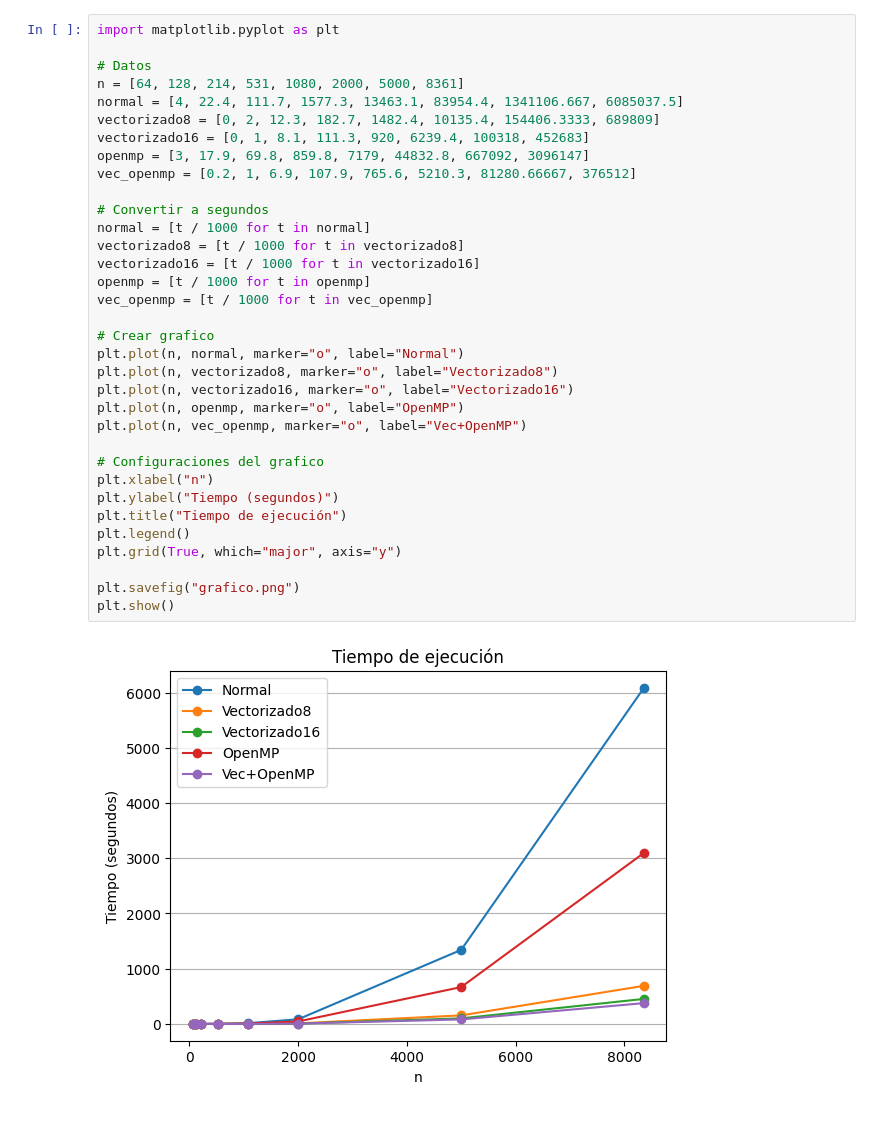
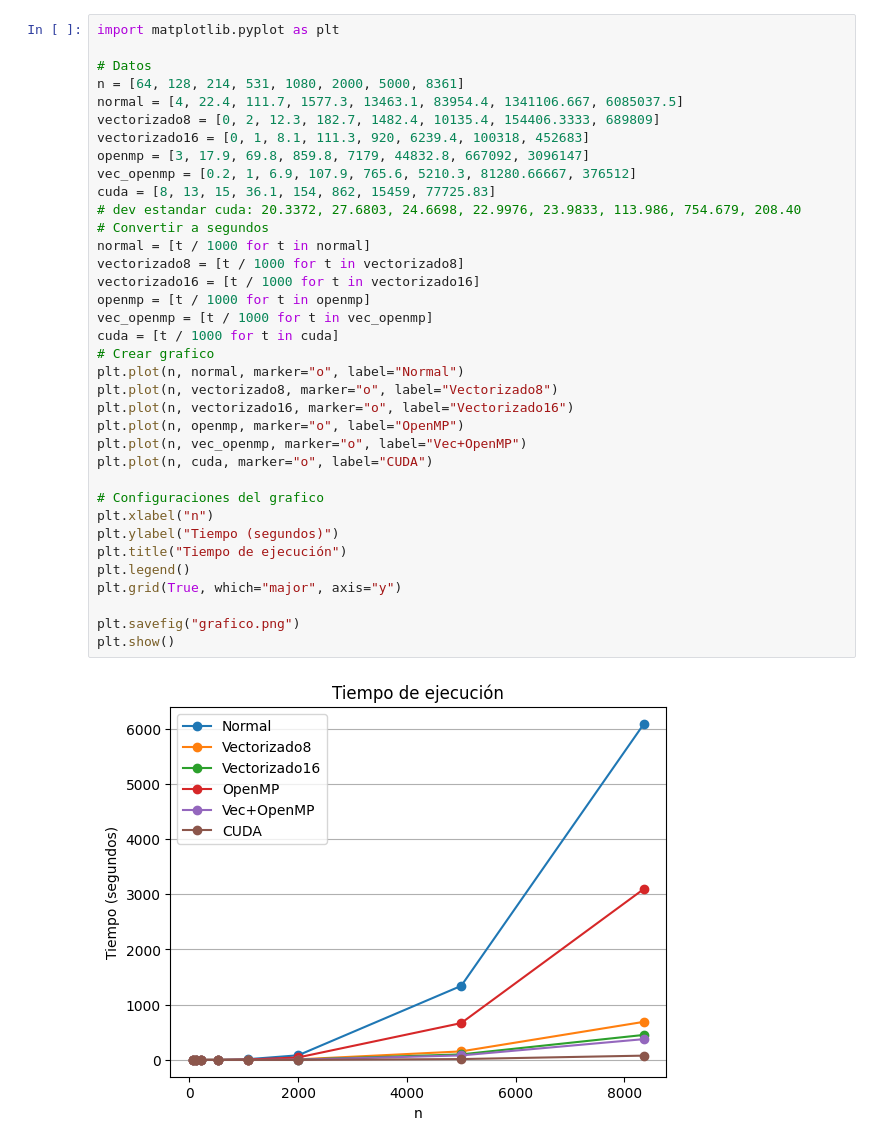
Before and after one commit to dazfz/floyd, a Jupyter notebook: assets/grafico.ipynb, the cells around one changed output. Saved outputs shown, nothing was run; the diff lists cells and outputs as text.

```diff
--- a/assets/grafico.ipynb
+++ b/assets/grafico.ipynb
@@ -4,33 +4,35 @@ import matplotlib.pyplot as plt
 # Datos
 n = [64, 128, 214, 531, 1080, 2000, 5000, 8361]
 normal = [4, 22.4, 111.7, 1577.3, 13463.1, 83954.4, 1341106.667, 6085037.5]
 vectorizado8 = [0, 2, 12.3, 182.7, 1482.4, 10135.4, 154406.3333, 689809]
 vectorizado16 = [0, 1, 8.1, 111.3, 920, 6239.4, 100318, 452683]
 openmp = [3, 17.9, 69.8, 859.8, 7179, 44832.8, 667092, 3096147]
 vec_openmp = [0.2, 1, 6.9, 107.9, 765.6, 5210.3, 81280.66667, 376512]
-
+cuda = [8, 13, 15, 36.1, 154, 862, 15459, 77725.83]
+# dev estandar cuda: 20.3372, 27.6803, 24.6698, 22.9976, 23.9833, 113.986, 754.679, 208.40
 # Convertir a segundos
 normal = [t / 1000 for t in normal]
 vectorizado8 = [t / 1000 for t in vectorizado8]
 vectorizado16 = [t / 1000 for t in vectorizado16]
 openmp = [t / 1000 for t in openmp]
 vec_openmp = [t / 1000 for t in vec_openmp]
-
+cuda = [t / 1000 for t in cuda]
 # Crear grafico
 plt.plot(n, normal, marker="o", label="Normal")
 plt.plot(n, vectorizado8, marker="o", label="Vectorizado8")
 plt.plot(n, vectorizado16, marker="o", label="Vectorizado16")
 plt.plot(n, openmp, marker="o", label="OpenMP")
 plt.plot(n, vec_openmp, marker="o", label="Vec+OpenMP")
+plt.plot(n, cuda, marker="o", label="CUDA")
 
 # Configuraciones del grafico
 plt.xlabel("n")
 plt.ylabel("Tiempo (segundos)")
 plt.title("Tiempo de ejecución")
 plt.legend()
 plt.grid(True, which="major", axis="y")
 
 plt.savefig("grafico.png")
 plt.show()
 # %% [output]
-[figure, old version]
+[figure, new version]
```
Also changed, not shown: 6 other files.
